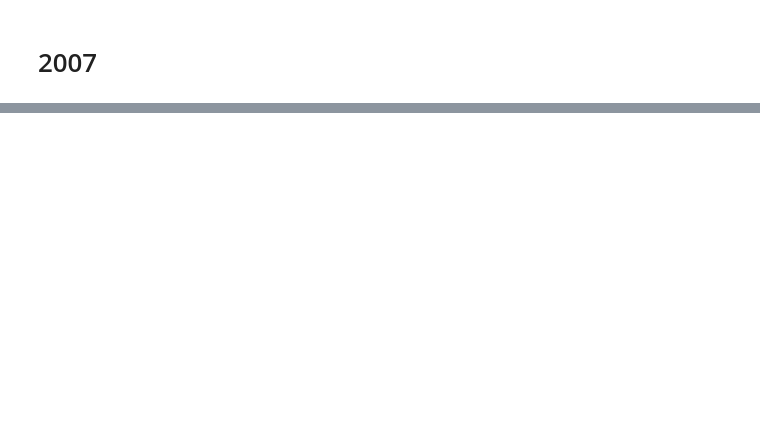
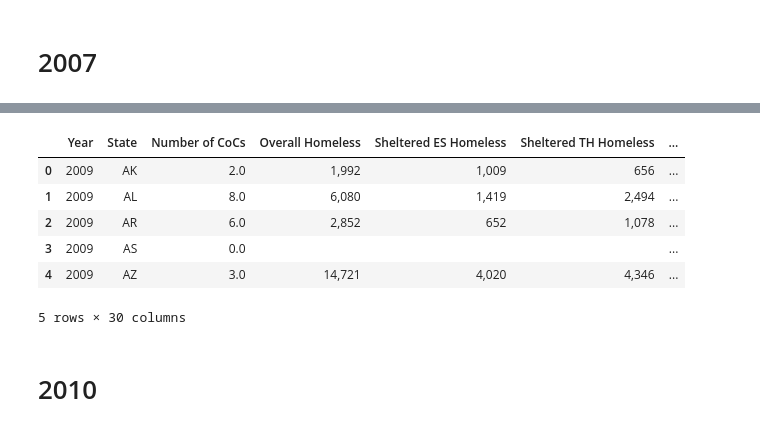
Before and after one commit to BrandonClark65/homeless_analysis, a Jupyter notebook: data_to_sql_refactored.ipynb, the cells around one changed output, grey strips where cells are left out. Cells and saved outputs as stored; diff of their text form; code cells hidden in the pictures; blank space fills up the shorter version.

```diff
--- a/data_to_sql_refactored.ipynb
+++ b/data_to_sql_refactored.ipynb
@@ -95,0 +59,17 @@ NameError: name 'data_df' is not defined
+# %%
+# Import csv into pandas dataframe 2009
+data_2009 = pd.read_csv("Resources/2009-PIT-Counts-by-State.csv")
+data_2009_df = pd.DataFrame(data_2009)
+# %%
+# Run remove_year funtion
+remove_year(data_2009_df, 2009)
+# Display DataFrame
+data_2009_df.head()
+# %% [output]
+|  | Year | State | Number of CoCs | Overall Homeless | Sheltered ES Homeless | Sheltered TH Homeless | ... |
+| 0 | 2009 | AK | 2.0 | 1,992 | 1,009 | 656 | ... |
+| 1 | 2009 | AL | 8.0 | 6,080 | 1,419 | 2,494 | ... |
+| 2 | 2009 | AR | 6.0 | 2,852 | 652 | 1,078 | ... |
+| 3 | 2009 | AS | 0.0 |  |  |  | ... |
+| 4 | 2009 | AZ | 3.0 | 14,721 | 4,020 | 4,346 | ... |
+5 rows × 30 columns
@@ -95,0 +79,2 @@ NameError: name 'data_df' is not defined
+# %% [markdown]
+# 2010
```
Also changed, not shown: parts of 61 cells of this notebook.
